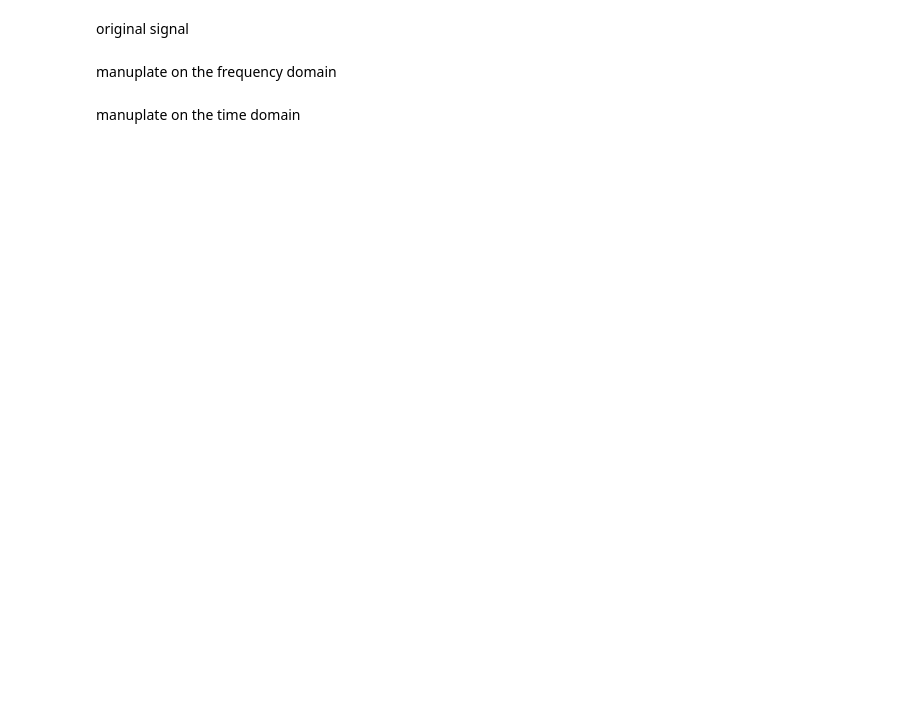
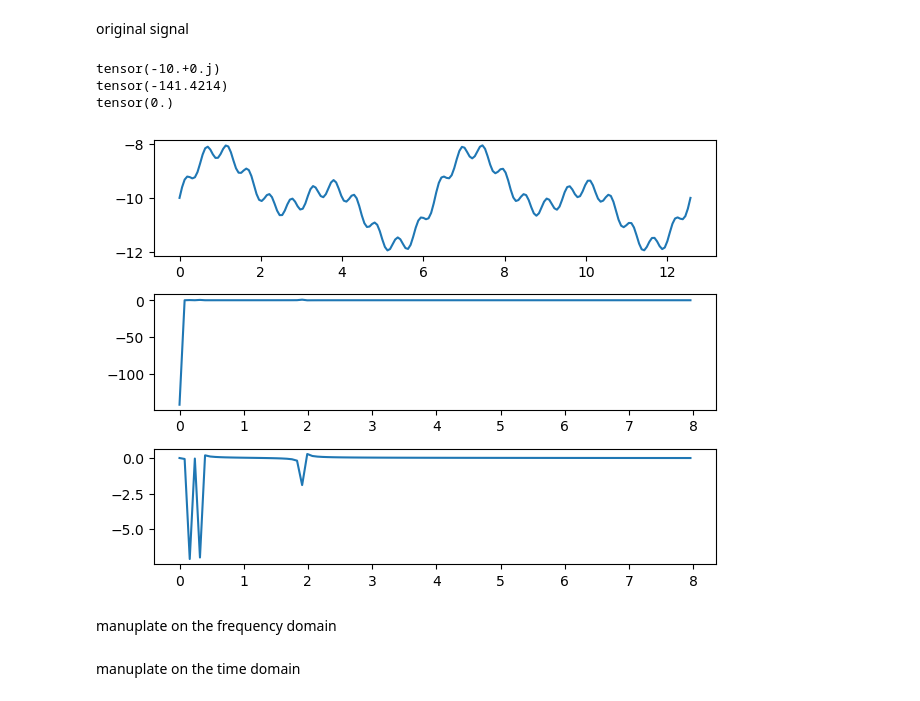
Before and after one commit to WillWang1113/Moving-Average-Diffusion, a Jupyter notebook: notebooks/test.ipynb, the cells around one changed output. Saved outputs shown, nothing was run; the diff lists cells and outputs as text; code cells hidden in the pictures; blank space fills up the shorter version.

```diff
--- a/notebooks/test.ipynb
+++ b/notebooks/test.ipynb
@@ -39,21 +39,29 @@ original signal
 # %%
 t = torch.linspace(0, 4*torch.pi, 200)
 sample_rate = len(t)/(t.max()-t.min())
-x = torch.sin(t) + torch.sin(2*t) + 0.3*torch.sin(12*t) + 0.1*torch.randn(t.shape)
-x_freq = torch.fft.rfft(x)
+x = torch.sin(t) + torch.sin(2*t) + 0.3*torch.sin(12*t) - 10
+x_freq = torch.fft.rfft(x, norm="ortho")
+print(x_freq[0]/torch.sqrt(torch.tensor(200)))
+print(x_freq.real[0])
+print(x_freq.imag[0])
 theta, phi = complex2sphere(x_freq.real, x_freq.imag)
 
 freq = torch.fft.rfftfreq(len(t), 1/sample_rate)
 mag = x_freq.abs()
 phase = x_freq.angle()
 phase[torch.abs(phase) < 1] = 0
 fig, axs = plt.subplots(3)
 axs[0].plot(t, x)
-# axs[1].plot(freq, x_freq.real)
-# axs[2].plot(freq, x_freq.imag)
-axs[1].plot(freq, theta)
-axs[2].plot(freq, phi)
+axs[1].plot(freq, x_freq.real)
+axs[2].plot(freq, x_freq.imag)
+# axs[1].plot(freq, theta)
+# axs[2].plot(freq, phi)
 fig.tight_layout()
+# %% [output]
+tensor(-10.+0.j)
+tensor(-141.4214)
+tensor(0.)
+[figure, added]
 # %% [markdown]
 manuplate on the frequency domain
 # %%
```
Also changed, not shown: parts of 2 cells of this notebook, 7 other files.
